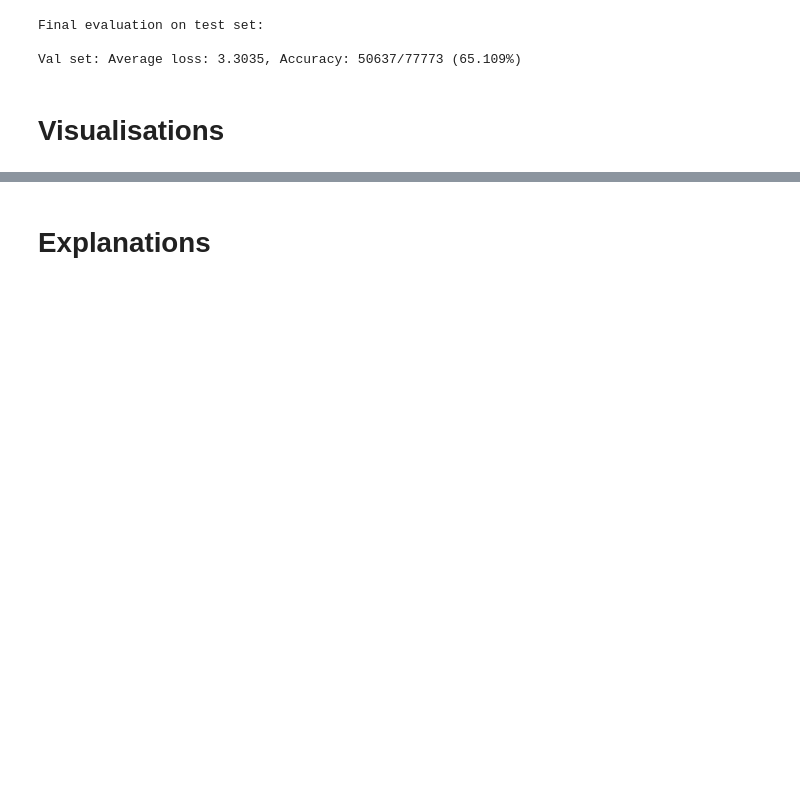
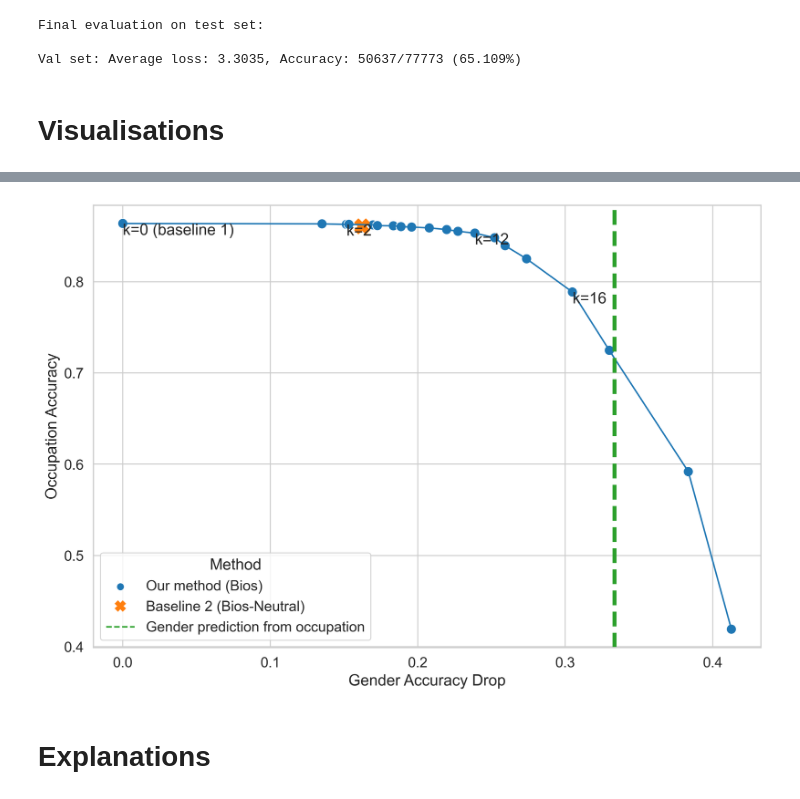
Before and after one commit to fanny-jourdan/TaCo, a Jupyter notebook: example.ipynb, the cells around one changed output, grey strips where cells are left out. Cells and saved outputs as stored; diff of their text form; code cells hidden in the pictures; blank space fills up the shorter version.

```diff
--- a/example.ipynb
+++ b/example.ipynb
@@ -592,3 +628,56 @@ plt.savefig("figures/"+save+f"{drop_gender}_{drop_occ}_legend{nolegend}"+'.png')
+# %%
+#With only one method:
+
+# Calculate gender accuracy drop
+max_gender = acc_gender[0]
+acc_gender_drop = [max_gender - ag for ag in acc_gender]
+acc_gender_baseline2_drop = max_gender - acc_gender_baseline2
+min_gender_drop = max_gender - min_gender
+
+# Prepare DataFrame
+df = pd.DataFrame({
+    "Number of concepts removed": concept_removed,
+    "Gender Accuracy Drop": acc_gender_drop,
+    "Occupation Accuracy": acc_occ,
+    "Model": ['Our method (Bios)'] * len(acc_gender_drop)
+})
+
+plt.figure(figsize=(12, 8), dpi=300)
+
+# Plot the data
+sns.lineplot(data=df, x="Gender Accuracy Drop", y="Occupation Accuracy", hue="Model", palette=[our_method_color], markersize=10, legend=None)
+sns.scatterplot(data=df, x="Gender Accuracy Drop", y="Occupation Accuracy", hue="Model", palette=[our_method_color], s=100)
+
+# Add baseline points
+plt.scatter([acc_gender_baseline2_drop], [acc_occ_baseline2], s=220, marker='X', color=baseline2_color)
+existing_handles, existing_labels = plt.gca().get_legend_handles_labels()
+existing_handles.append(Line2D([0], [0], marker='X', markersize=10, color=baseline2_color, linestyle='None'))
+existing_labels.append('Baseline 2 (Bios-Neutral)')
+
+# Add green line
+plt.axvline(x=min_gender_drop, ymin=0, ymax=1, color=min_gender_color, linestyle='--', linewidth=4.0)
+existing_handles.append(Line2D([], [], color=min_gender_color, linestyle='--', label='Green Line'))
+existing_labels.append('Gender prediction from occupation')
+
+# Add text annotations
+keep = [0, 2, 12, 16]
+for i in keep:
+    row = df.iloc[i]
+    text = f'k={row["Number of concepts removed"]}'
+    if i == 0:
+        text = 'k=0 (baseline 1)'
+    plt.text(row["Gender Accuracy Drop"], row["Occupation Accuracy"], text, ha='left', va='top')
+
+# Set axis limits
+plt.xlim([min(acc_gender_drop) - 0.02, max(acc_gender_drop) + 0.02])
+plt.ylim([min(acc_occ) - 0.02, max(acc_occ) + 0.02])
+
+# Add legend
+plt.legend(existing_handles, existing_labels, title='Method', loc='best')
+
+plt.show()
+# %% [output]
+[figure, added]
 # %% [markdown]
 # Explanations
 # %%
```
Also changed, not shown: parts of 14 cells of this notebook, 3 other files.
